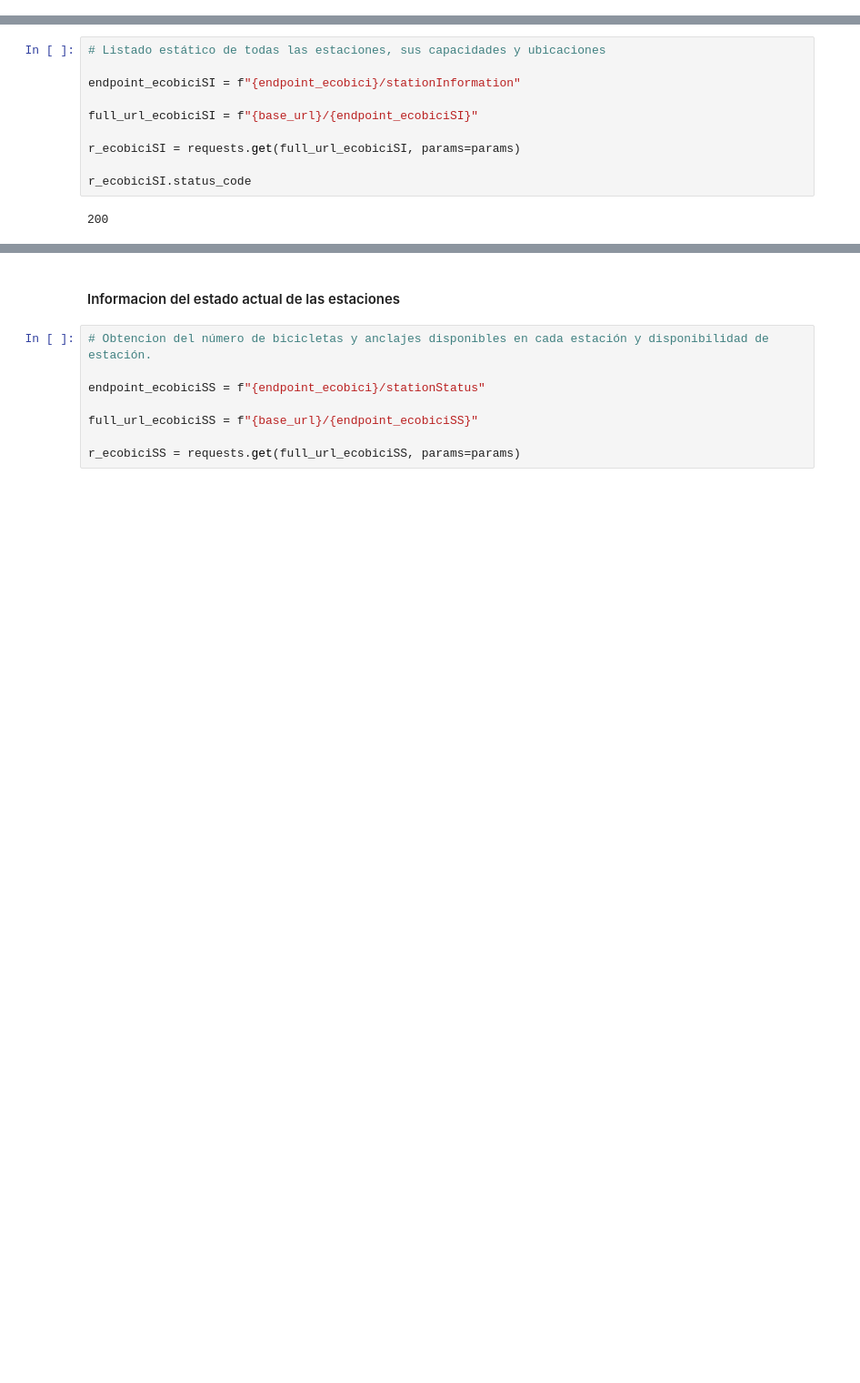
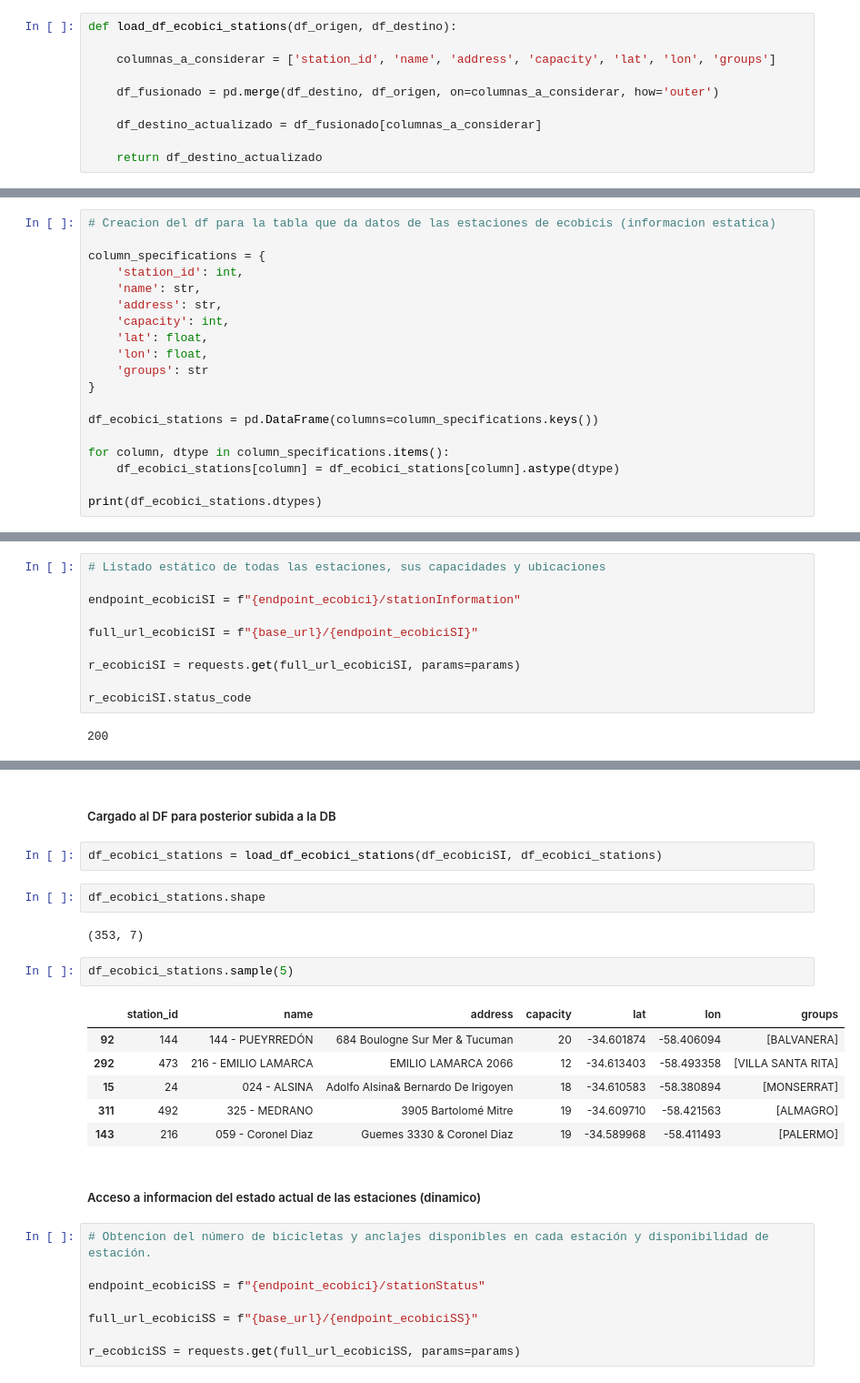
Before and after one commit to c-gonzalez-a/DataEngineeringCoder, a Jupyter notebook: main.ipynb, the cells around one changed output, grey strips where cells are left out. Shown: that part at 91% size. Cells and saved outputs as stored; diff of their text form; blank space fills up the shorter version.

Commit message:
DataFrame merging

```diff
--- a/main.ipynb
+++ b/main.ipynb
@@ -54,3 +64,13 @@ def read_api_credentials(config_file: Path, section: str) -> dict:
+# %%
+def load_df_ecobici_stations(df_origen, df_destino):
+
+    columnas_a_considerar = ['station_id', 'name', 'address', 'capacity', 'lat', 'lon', 'groups']
+
+    df_fusionado = pd.merge(df_destino, df_origen, on=columnas_a_considerar, how='outer')
+
+    df_destino_actualizado = df_fusionado[columnas_a_considerar]
+
+    return df_destino_actualizado
 # %%
 def load_df_bus_positions(df_origen, df_destino):
 
@@ -405,0 +431,19 @@ endpoint_ecobici = "ecobici/gbfs"
+# %%
+# Creacion del df para la tabla que da datos de las estaciones de ecobicis (informacion estatica)
+
+column_specifications = {
+    'station_id': int,
+    'name': str,
+    'address': str,
+    'capacity': int,
+    'lat': float,
+    'lon': float,
+    'groups': str
+}
+
+df_ecobici_stations = pd.DataFrame(columns=column_specifications.keys())
+
+for column, dtype in column_specifications.items():
+    df_ecobici_stations[column] = df_ecobici_stations[column].astype(dtype)
+
+print(df_ecobici_stations.dtypes)
@@ -458,5 +564,22 @@ df_ecobiciSI.sample(n=10)
+# %% [markdown]
+##### Cargado al DF para posterior subida a la DB
+# %%
+df_ecobici_stations = load_df_ecobici_stations(df_ecobiciSI, df_ecobici_stations)
+# %%
+df_ecobici_stations.shape
+# %% [output]
+(353, 7)
+# %%
+df_ecobici_stations.sample(5)
+# %% [output]
+|  | station_id | name | address | capacity | lat | lon | groups |
+| 92 | 144 | 144 - PUEYRREDÓN | 684 Boulogne Sur Mer & Tucuman | 20 | -34.601874 | -58.406094 | [BALVANERA] |
+| 292 | 473 | 216 - EMILIO LAMARCA | EMILIO LAMARCA 2066 | 12 | -34.613403 | -58.493358 | [VILLA SANTA RITA] |
+| 15 | 24 | 024 - ALSINA | Adolfo Alsina& Bernardo De Irigoyen | 18 | -34.610583 | -58.380894 | [MONSERRAT] |
+| 311 | 492 | 325 - MEDRANO | 3905 Bartolomé Mitre | 19 | -34.609710 | -58.421563 | [ALMAGRO] |
+| 143 | 216 | 059 - Coronel Diaz | Guemes 3330 & Coronel Diaz | 19 | -34.589968 | -58.411493 | [PALERMO] |
 # %% [markdown]
-#### Informacion del estado actual de las estaciones
+##### Acceso a informacion del estado actual de las estaciones (dinamico)
 # %%
 # Obtencion del número de bicicletas y anclajes disponibles en cada estación y disponibilidad de estación.
 
```
Also changed, not shown: parts of 40 cells of this notebook.
